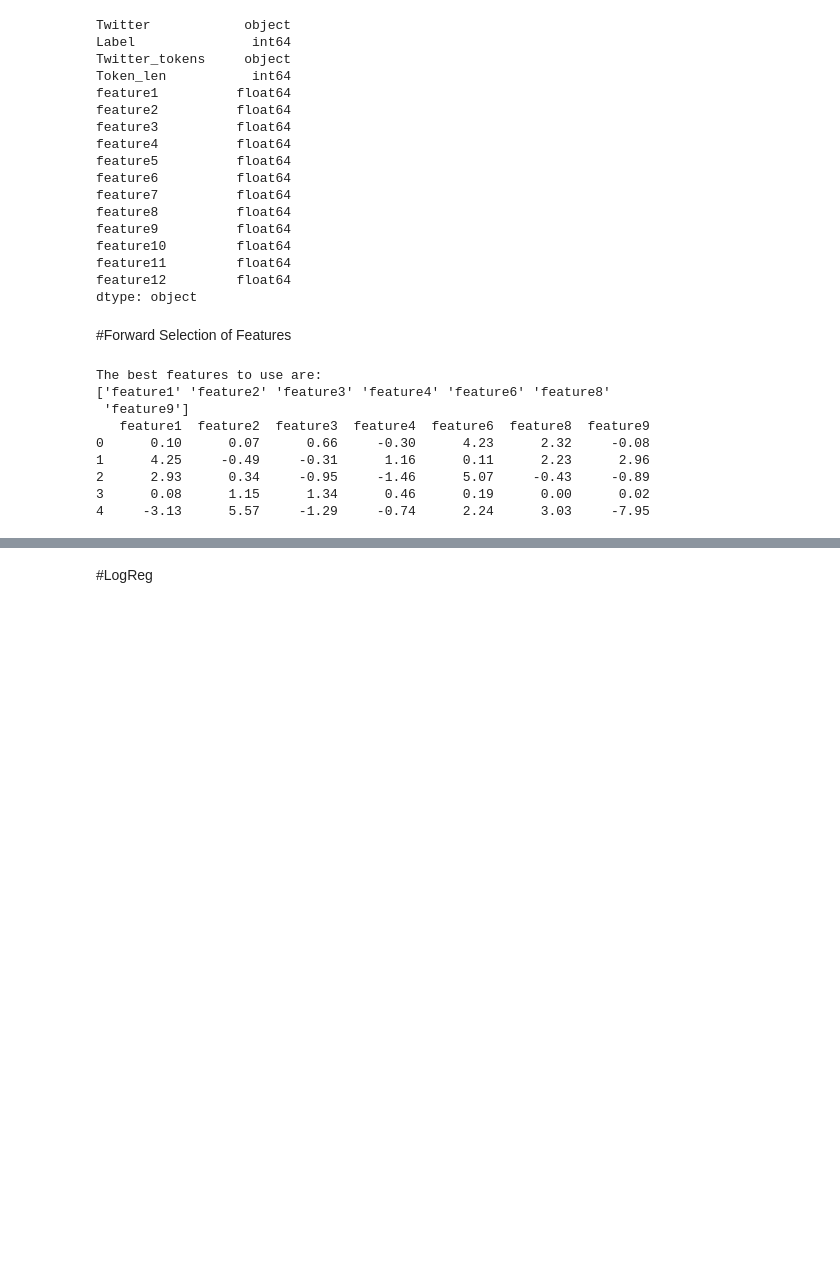
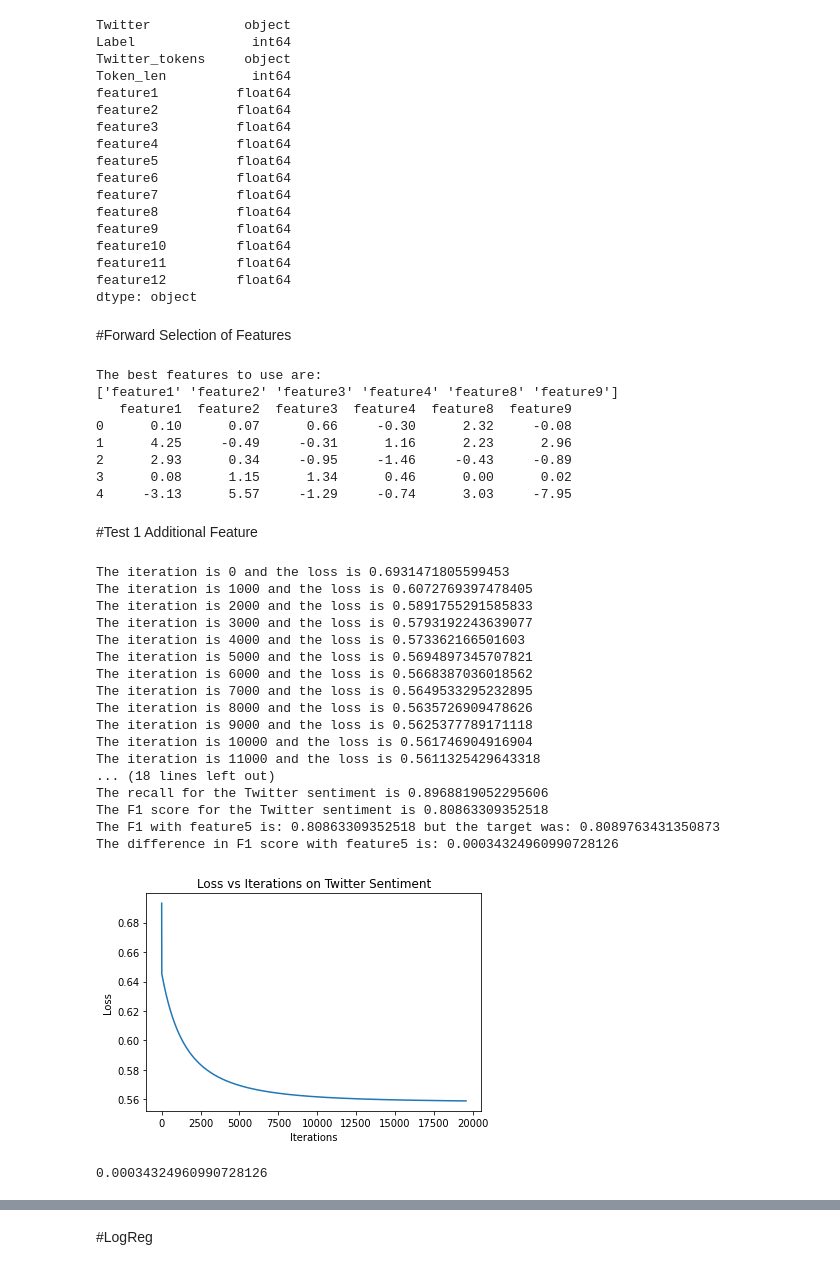
Before and after one commit to dldowning/Fall2022-5222, a Jupyter notebook: Downing_Roberts_5222_Project_2.ipynb, the cells around one changed output, grey strips where cells are left out. Cells and saved outputs as stored; diff of their text form; code cells hidden in the pictures; blank space fills up the shorter version.

```diff
--- a/Downing_Roberts_5222_Project_2.ipynb
+++ b/Downing_Roberts_5222_Project_2.ipynb
@@ -1144,7 +1145,7 @@ def best_feature_maker(x,y):
   sel = SelectFromModel(RandomForestClassifier(n_estimators = 50))
   sel.fit(X_train, y_train)
   feature_sel = sel.get_support()
-  feature_all = array(X_train.columns)
+  feature_all = np.array(X_train.columns)
   print("The best features to use are: ")
   print(feature_all[feature_sel])
   feature_index = sel.get_support(indices=True)
@@ -1159,11 +1160,61 @@ yc=dfc['Label']
 Xc_selected=best_feature_maker(Xc,yc)
 # %% [output]
 The best features to use are:
-['feature1' 'feature2' 'feature3' 'feature4' 'feature6' 'feature8'
- 'feature9']
-   feature1  feature2  feature3  feature4  feature6  feature8  feature9
-0      0.10      0.07      0.66     -0.30      4.23      2.32     -0.08
-1      4.25     -0.49     -0.31      1.16      0.11      2.23      2.96
-2      2.93      0.34     -0.95     -1.46      5.07     -0.43     -0.89
-3      0.08      1.15      1.34      0.46      0.19      0.00      0.02
-4     -3.13      5.57     -1.29     -0.74      2.24      3.03     -7.95
+['feature1' 'feature2' 'feature3' 'feature4' 'feature8' 'feature9']
+   feature1  feature2  feature3  feature4  feature8  feature9
+0      0.10      0.07      0.66     -0.30      2.32     -0.08
+1      4.25     -0.49     -0.31      1.16      2.23      2.96
+2      2.93      0.34     -0.95     -1.46     -0.43     -0.89
+3      0.08      1.15      1.34      0.46      0.00      0.02
+4     -3.13      5.57     -1.29     -0.74      3.03     -7.95
+# %% [markdown]
+#Test 1 Additional Feature
+# %%
+def try_add_feature(x,y,feat,target):
+  x_1=x
+  x_1.insert(1, feat.name, feat)
+  X_train, X_test, y_train, y_test = train_test_split(x_1, y, test_size=0.2, random_state=42)
+  X_train_norm, X_test_norm = mms.fit_transform(X_train), mms.transform(X_test)
+  feature_number, lr, epochs = X_train.shape[1], .4, 1000000
+  LogRegSent = LogRegression(feature_number, lr, epochs)
+  losses = LogRegSent.fit(X_train_norm, y_train)
+  plt.xlabel("Iterations")
+  plt.ylabel("Loss")
+  plt.title("Loss vs Iterations on Twitter Sentiment")
+  plt.plot(losses)
+  plt.show
+  y_pred = LogRegSent.predict(X_test_norm)
+  cm = LogRegSent.metrics(y_pred, y_test)
+  f1=(2*cm[1][1]/(cm[1][1]+cm[0][1]))*(cm[1][1]/(cm[1][1]+cm[1][0]))/((cm[1][1]/(cm[1][1]+cm[1][0]))+(cm[1][1]/(cm[1][1]+cm[0][1])))
+  print("The F1 with " + str(feat.name) + " is: " + str(f1) + " but the target was: " +str(target))
+  diff=target-f1
+  print("The difference in F1 score with " + str(feat.name) + " is: " + str(diff))
+  return diff
+# %%
+f1_selected = 0.8089763431350873
+new=dfc['feature5']
+# %%
+diff5=try_add_feature(Xc_selected,yc,new,f1_selected)
+# %% [output]
+The iteration is 0 and the loss is 0.6931471805599453
+The iteration is 1000 and the loss is 0.6072769397478405
+The iteration is 2000 and the loss is 0.5891755291585833
+The iteration is 3000 and the loss is 0.5793192243639077
+The iteration is 4000 and the loss is 0.573362166501603
+The iteration is 5000 and the loss is 0.5694897345707821
+The iteration is 6000 and the loss is 0.5668387036018562
+The iteration is 7000 and the loss is 0.5649533295232895
+The iteration is 8000 and the loss is 0.5635726909478626
+The iteration is 9000 and the loss is 0.5625377789171118
+The iteration is 10000 and the loss is 0.561746904916904
+The iteration is 11000 and the loss is 0.5611325429643318
+... (18 lines left out)
+The recall for the Twitter sentiment is 0.8968819052295606
+The F1 score for the Twitter sentiment is 0.80863309352518
+The F1 with feature5 is: 0.80863309352518 but the target was: 0.8089763431350873
+The difference in F1 score with feature5 is: 0.00034324960990728126
+[figure, added]
+# %%
+diff5
+# %% [output]
+0.00034324960990728126
```
Also changed, not shown: parts of 12 cells of this notebook.
